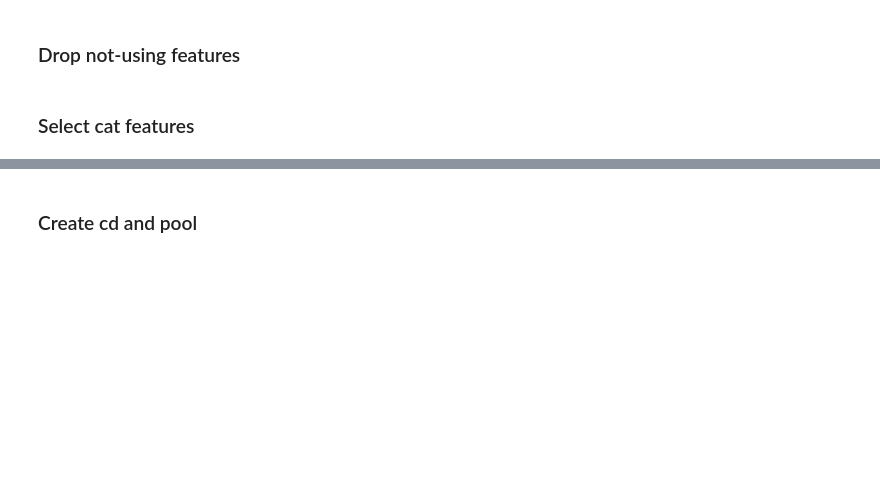
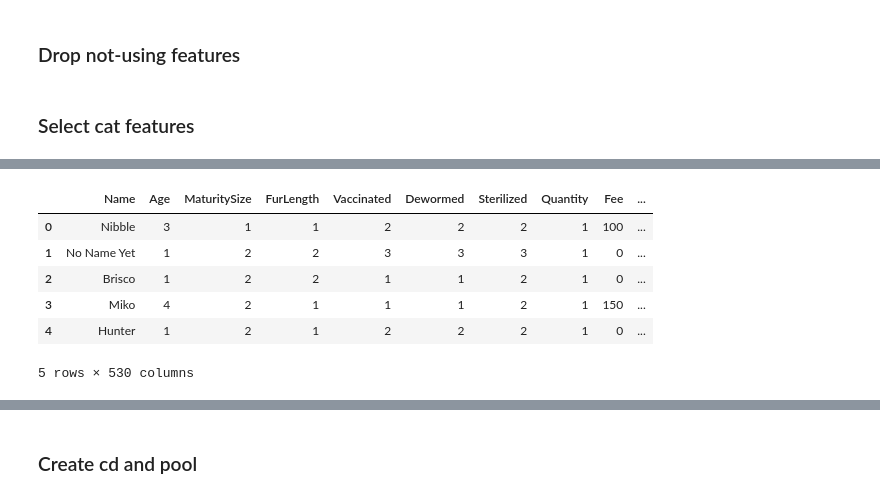
Before and after one commit to roman-baldaev/kaggle-petfinder, a Jupyter notebook: kernels/lgbm/lgbm_regressor.ipynb, the cells around one changed output, grey strips where cells are left out. Drawn from its saved outputs; the diff is of its cells as text; code cells hidden in the pictures; blank space fills up the shorter version.

```diff
--- a/kernels/lgbm/lgbm_regressor.ipynb
+++ b/kernels/lgbm/lgbm_regressor.ipynb
@@ -399,0 +435,10 @@ cat_feature_names = [
+# %%
+X.head()
+# %% [output]
+|  | Name | Age | MaturitySize | FurLength | Vaccinated | Dewormed | Sterilized | Quantity | Fee | ... |
+| 0 | Nibble | 3 | 1 | 1 | 2 | 2 | 2 | 1 | 100 | ... |
+| 1 | No Name Yet | 1 | 2 | 2 | 3 | 3 | 3 | 1 | 0 | ... |
+| 2 | Brisco | 1 | 2 | 2 | 1 | 1 | 2 | 1 | 0 | ... |
+| 3 | Miko | 4 | 2 | 1 | 1 | 1 | 2 | 1 | 150 | ... |
+| 4 | Hunter | 1 | 2 | 1 | 2 | 2 | 2 | 1 | 0 | ... |
+5 rows × 530 columns
```
Also changed, not shown: parts of 17 cells of this notebook, 1 other file.
